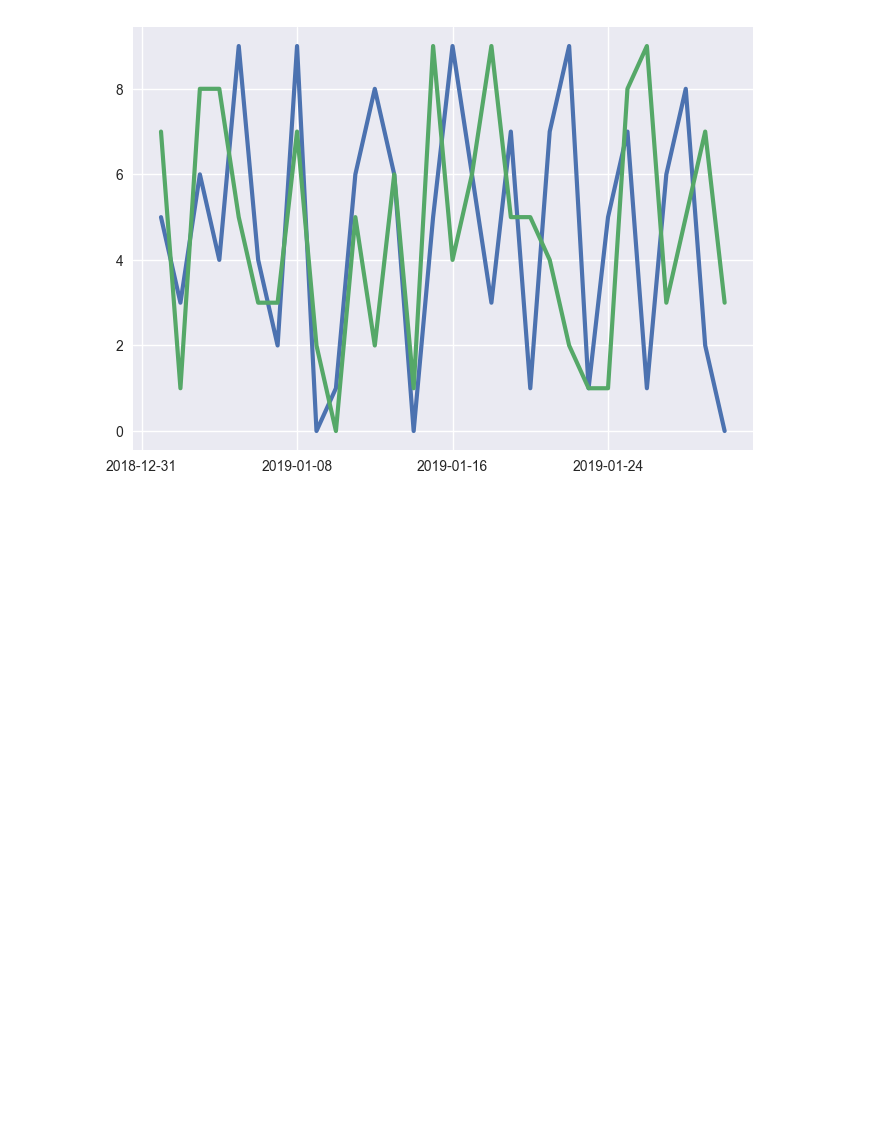
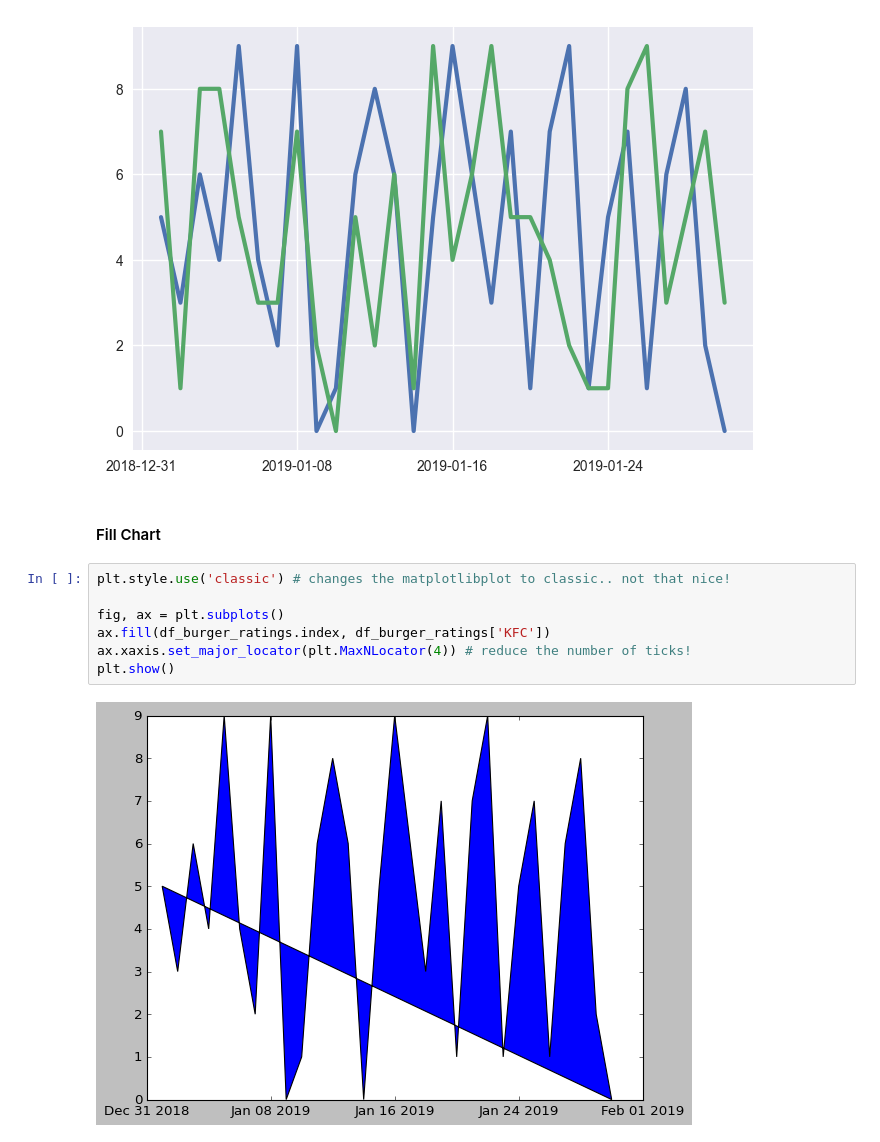
Before and after one commit to LukaLiegis/Pyhton-For-Finance-QMUL, a Jupyter notebook: Lecture_2.ipynb, the cells around one changed output. Saved outputs shown, nothing was run; the diff lists cells and outputs as text; blank space fills up the shorter version.

```diff
--- a/Lecture_2.ipynb
+++ b/Lecture_2.ipynb
@@ -140,3 +140,14 @@ ax.xaxis.set_major_locator(plt.MaxNLocator(4)) # reduce the number of ticks!
 plt.show()
 # %% [output]
 [figure]
+# %% [markdown]
+#### Fill Chart
+# %%
+plt.style.use('classic') # changes the matplotlibplot to classic.. not that nice!
+
+fig, ax = plt.subplots()
+ax.fill(df_burger_ratings.index, df_burger_ratings['KFC'])
+ax.xaxis.set_major_locator(plt.MaxNLocator(4)) # reduce the number of ticks!
+plt.show()
+# %% [output]
+[figure, added]
```
Also changed, not shown: parts of 34 cells of this notebook, 1 other file.
